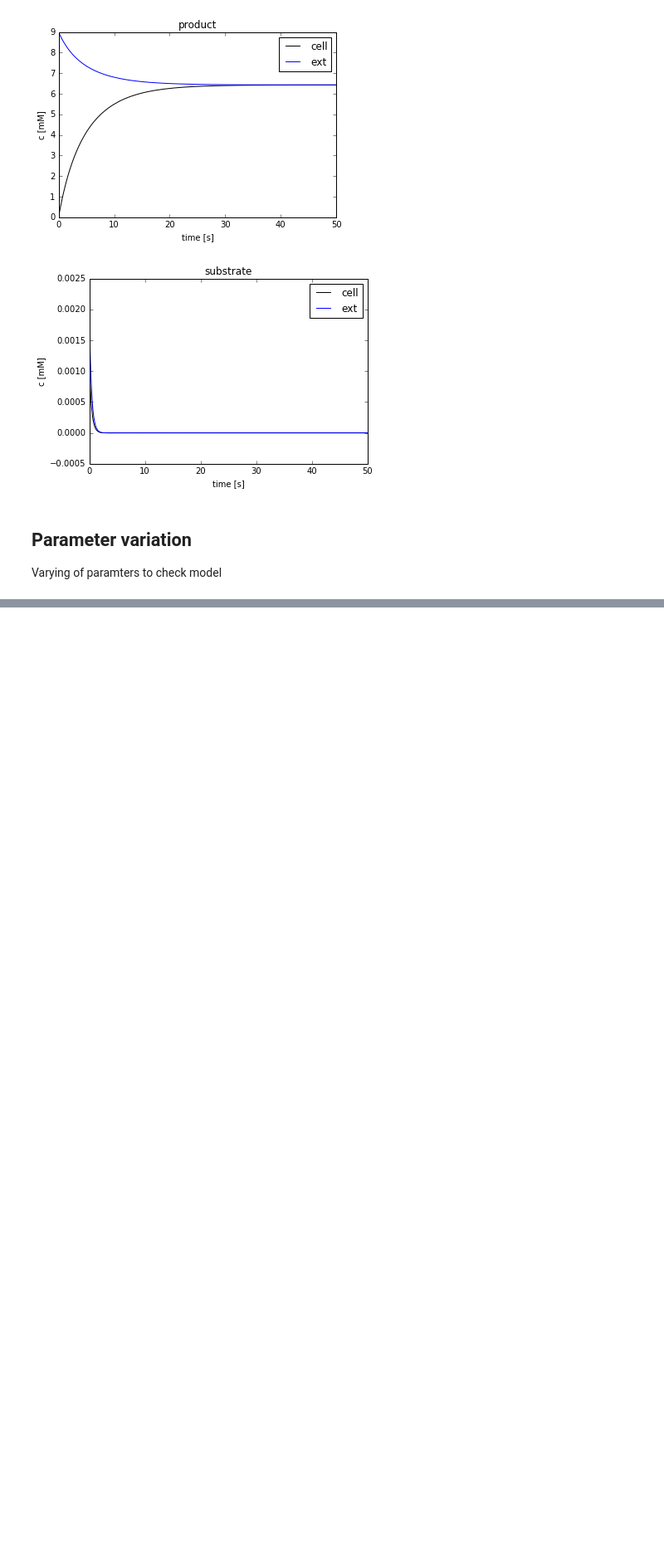
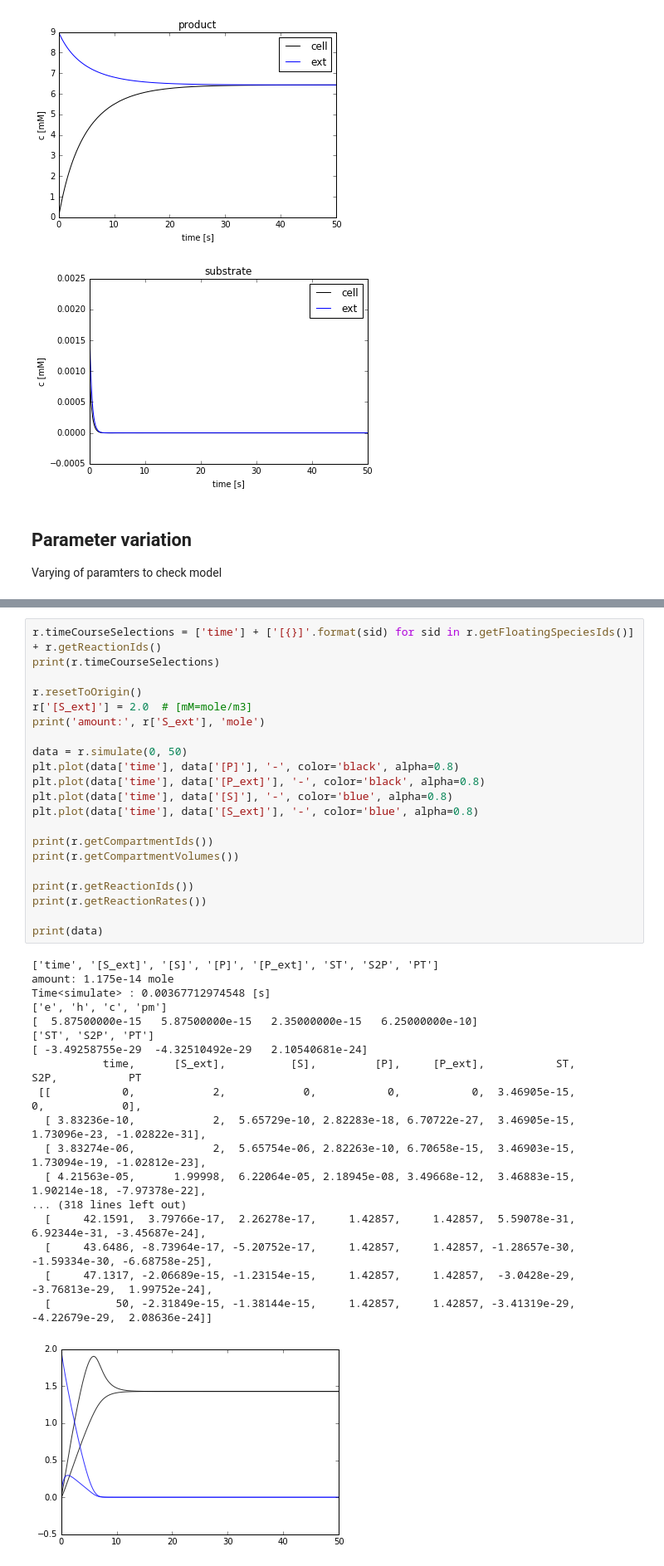
Before and after one commit to jingyayeah/multiscale-galactose, a Jupyter notebook: python/multiscalepy/multiscale/examples/models/clearance/clearance.ipynb, the cells around one changed output, grey strips where cells are left out. Shown at 83% size. Cells and saved outputs as stored; diff of their text form; blank space fills up the shorter version.

```diff
--- a/python/multiscalepy/multiscale/examples/models/clearance/clearance.ipynb
+++ b/python/multiscalepy/multiscale/examples/models/clearance/clearance.ipynb
@@ -133,0 +138,40 @@ could not set value for f_cl, it is defined by an assignment rule, can not be se
+# %%
+r.timeCourseSelections = ['time'] + ['[{}]'.format(sid) for sid in r.getFloatingSpeciesIds()] + r.getReactionIds()
+print(r.timeCourseSelections)
+
+r.resetToOrigin()
+r['[S_ext]'] = 2.0  # [mM=mole/m3]
+print('amount:', r['S_ext'], 'mole')
+
+data = r.simulate(0, 50)
+plt.plot(data['time'], data['[P]'], '-', color='black', alpha=0.8)
+plt.plot(data['time'], data['[P_ext]'], '-', color='black', alpha=0.8)
+plt.plot(data['time'], data['[S]'], '-', color='blue', alpha=0.8)
+plt.plot(data['time'], data['[S_ext]'], '-', color='blue', alpha=0.8)
+
+print(r.getCompartmentIds())
+print(r.getCompartmentVolumes())
+
+print(r.getReactionIds())
+print(r.getReactionRates())
+
+print(data)
+# %% [output]
+['time', '[S_ext]', '[S]', '[P]', '[P_ext]', 'ST', 'S2P', 'PT']
+amount: 1.175e-14 mole
+Time<simulate> : 0.00367712974548 [s]
+['e', 'h', 'c', 'pm']
+[  5.87500000e-15   5.87500000e-15   2.35000000e-15   6.25000000e-10]
+['ST', 'S2P', 'PT']
+[ -3.49258755e-29  -4.32510492e-29   2.10540681e-24]
+           time,      [S_ext],          [S],         [P],     [P_ext],           ST,          S2P,           PT
+ [[           0,            2,            0,           0,           0,  3.46905e-15,            0,            0],
+  [ 3.83236e-10,            2,  5.65729e-10, 2.82283e-18, 6.70722e-27,  3.46905e-15,  1.73096e-23, -1.02822e-31],
+  [ 3.83274e-06,            2,  5.65754e-06, 2.82263e-10, 6.70658e-15,  3.46903e-15,  1.73094e-19, -1.02812e-23],
+  [ 4.21563e-05,      1.99998,  6.22064e-05, 2.18945e-08, 3.49668e-12,  3.46883e-15,  1.90214e-18, -7.97378e-22],
+... (318 lines left out)
+  [     42.1591,  3.79766e-17,  2.26278e-17,     1.42857,     1.42857,  5.59078e-31,  6.92344e-31, -3.45687e-24],
+  [     43.6486, -8.73964e-17, -5.20752e-17,     1.42857,     1.42857, -1.28657e-30, -1.59334e-30, -6.68758e-25],
+  [     47.1317, -2.06689e-15, -1.23154e-15,     1.42857,     1.42857,  -3.0428e-29, -3.76813e-29,  1.99752e-24],
+  [          50, -2.31849e-15, -1.38144e-15,     1.42857,     1.42857, -3.41319e-29, -4.22679e-29,  2.08636e-24]]
+[figure, added]
```
Also changed, not shown: parts of 8 cells of this notebook, 12 other files.
